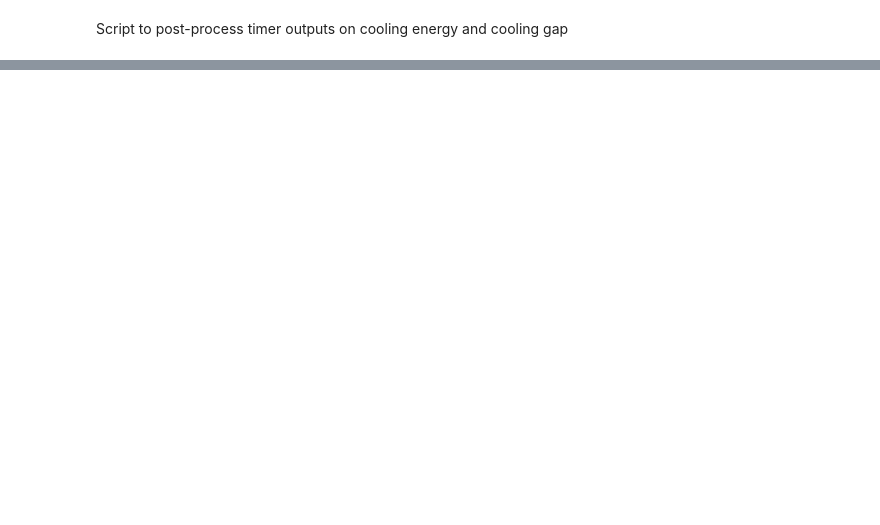
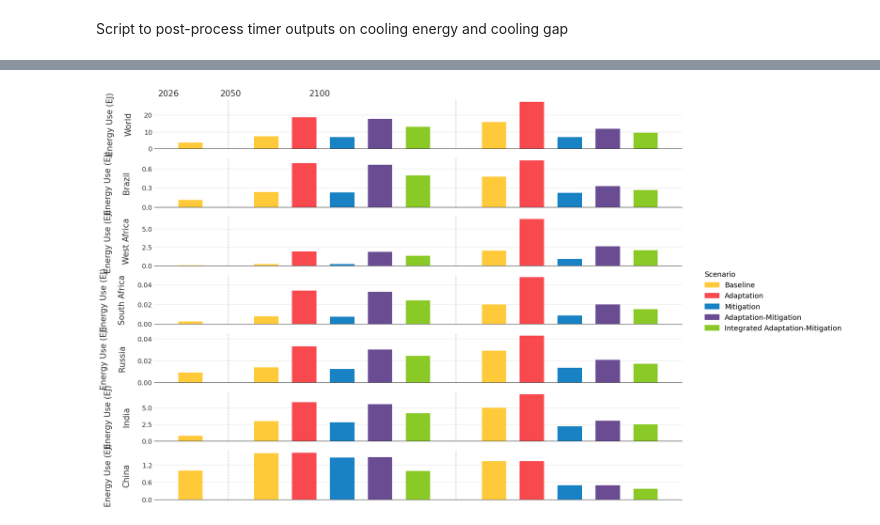
Before and after one commit to constancecrassier/CoolingPaper, a Jupyter notebook: postprocess_timer.ipynb, the cells around one changed output, grey strips where cells are left out. Drawn from its saved outputs; the diff is of its cells as text; code cells hidden in the pictures; blank space fills up the shorter version.

Commit message:
commit of code to visualise and analyse data

```diff
--- a/postprocess_timer.ipynb
+++ b/postprocess_timer.ipynb
@@ -239,0 +198,2 @@ plot_global_comparison(
+# %%
+GREY20 = "#333333"
@@ -239,0 +517,91 @@ plot_global_comparison(
+# %%
+def plot_energy_use_by_year_and_scenario(all_data, regions, region_names, title):
+
+    target_years = [2025, 2050, 2100]
+    all_scenarios = {
+        'SSP2': 'Baseline',
+        'SSP2_NO_GAP_ELEC': 'Adaptation',
+        'SSP2_20D': 'Mitigation',
+        'SSP2_NO_GAP_ELEC_20D': 'Adaptation-Mitigation',
+        'SSP2_NO_GAP_ELEC_SUST_20D': 'Integrated Adaptation-Mitigation',
+    }
+    scenario_keys = list(all_scenarios.keys())
+    scenario_labels = list(all_scenarios.values())
+
+    n_regions = len(regions)
+    n_scenarios = len(all_scenarios)
+    fig, axes = plt.subplots(n_regions, 1, figsize=(15, 1.5*n_regions))
+
+    colors = {'SSP2': '#ffca3a', 'SSP2_20D': '#1982c4',
+              'SSP2_NO_GAP_ELEC': '#F8494F', 'SSP2_NO_GAP_ELEC_20D': '#6a4c93',
+              'SSP2_NO_GAP_ELEC_SUST_20D': '#8ac926',
+              }
+
+    bar_width = 0.8
+    scenario_width = bar_width / n_scenarios
+
+    for row, (region, region_name) in enumerate(zip(regions, region_names)):
+        ax = axes[row]
+
+        for year_idx, year in enumerate(target_years):
+            scenarios_for_year = ['SSP2'] if year == 2025 else scenario_keys
+
+            for j, scenario in enumerate(scenarios_for_year):
+                value_air_cooler = all_data[scenario]['energy_use'].sel(
+                    year=year, region=region, dim2=0, dim3=1).item()
+                value_air_conditioner = all_data[scenario]['energy_use'].sel(
+                    year=year, region=region, dim2=0, dim3=2).item()
+                value = (value_air_cooler + value_air_conditioner) / 1e9
+
+                if year == 2025:
+                    x_pos = 1
+                elif year == 2050:
+                    x_pos = (j/4 + year_idx * n_scenarios) - 3.5
+                else:
+                    x_pos = (j/4 + year_idx * n_scenarios) - 7
+
+                scenario_idx = scenario_keys.index(scenario)
+                bars = ax.bar(x_pos, value, scenario_width,
+                             color=colors[scenario], alpha=1,
+                             label=scenario_labels[scenario_idx] if year_idx == 1 and j == 0 else '',
+                             zorder=2)
+
+        ax.axvline(x=1.25, color='gray', linestyle='--', alpha=0.5, linewidth=1)
+        ax.axvline(x=2.75, color='gray', linestyle='--', alpha=0.5, linewidth=1)
+        ax.yaxis.set_major_locator(MaxNLocator(3))
+        for label in ax.get_yticklabels():
+            label.set_color(GREY20)
+            label.set_fontsize(12)
+        ax.set_xticks([])
+        ax.set_ylabel(f'Energy Use (EJ)\n\n{region_name}', color=GREY20, fontsize=15)
+        ax.grid(True, axis='y', linestyle='-', alpha=0.3, linewidth=0.8, zorder=0)
+        ax.spines['top'].set_visible(False)
+        ax.spines['right'].set_visible(False)
+        ax.spines['left'].set_visible(False)
+        ax.spines['bottom'].set_color(GREY20)
+        ax.yaxis.set_tick_params(which="both", length=0)
+        ax.xaxis.set_tick_params(which="both", length=0)
+
+    # Build legend only from first row to avoid duplicates
+    import matplotlib.patches as mpatches
+    handles = [mpatches.Patch(color=colors[s], label=all_scenarios[s]) for s in scenario_keys]
+    legend = fig.legend(handles=handles, loc='center right', frameon=False,
+                        fontsize=13, bbox_to_anchor=(1.27, 0.5),
+                        title='Scenario', title_fontsize=13)
+    legend._legend_box.align = "left"
+
+    fig.text(0.125, 1, '2026', fontsize=15, color=GREY20, ha='center', va='center')
+    fig.text(0.23, 1, '2050', fontsize=15, color=GREY20, ha='center', va='center')
+    fig.text(0.38, 1, '2100', fontsize=15, color=GREY20, ha='center', va='center')
+
+    plt.tight_layout()
+    plt.savefig(FIG_DIR + f'{title}_single_axis.pdf', bbox_inches='tight', dpi=300)
+    plt.show()
+
+plot_energy_use_by_year_and_scenario(all_data,
+                                     regions=[26,4,7,9,15,17,19],
+                                     region_names=['World\n', 'Brazil\n', 'West Africa\n',
+                                                   'South Africa\n', 'Russia\n', 'India\n', 'China\n'],
+                                     title='Energy_demand_ssp2_bargraph')
+# %% [output]
+[figure, added]
```
Also changed, not shown: parts of 48 cells of this notebook.
